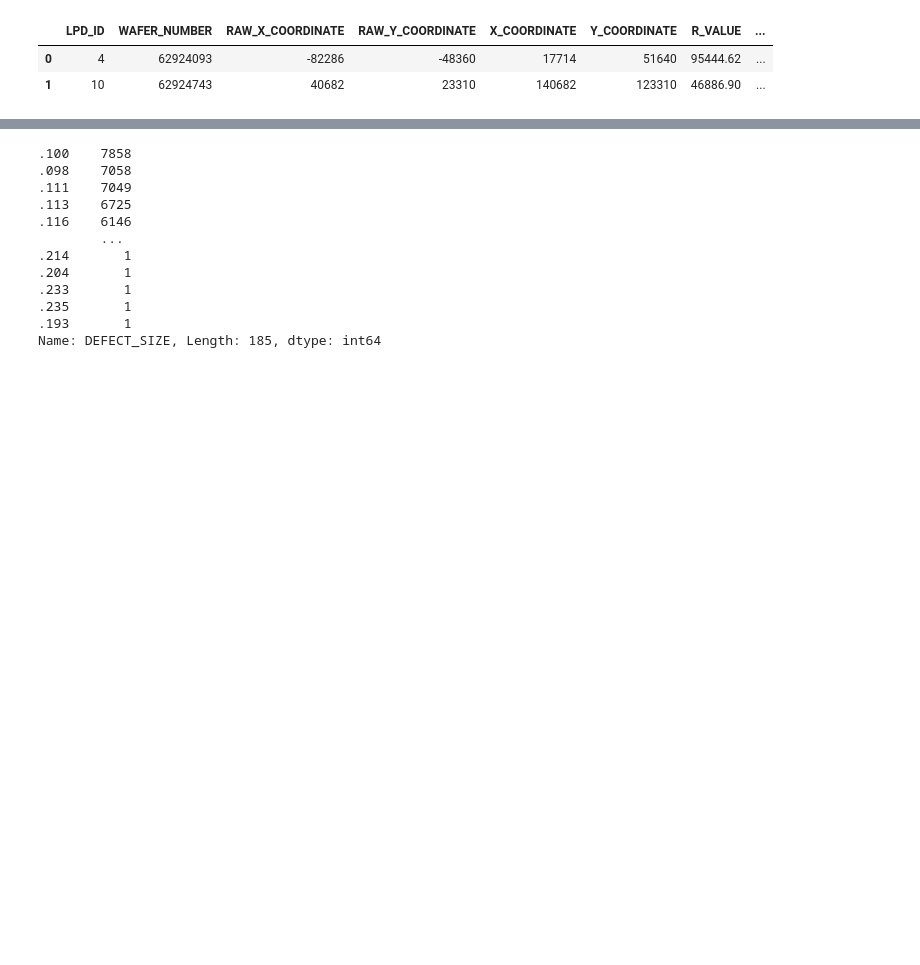
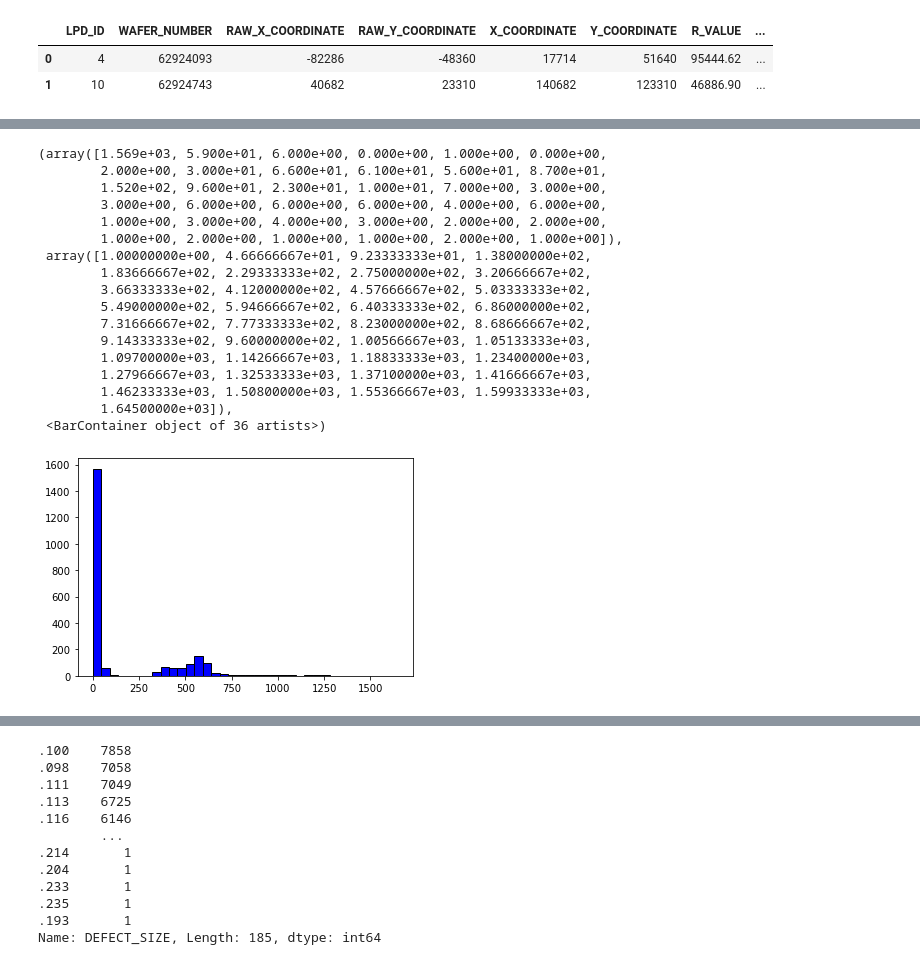
Before and after one commit to sumcousa/image_classification, a Jupyter notebook: EDA.ipynb, the cells around one changed output, grey strips where cells are left out. Drawn from its saved outputs; the diff is of its cells as text; code cells hidden in the pictures; blank space fills up the shorter version.

Commit message:
Wafer_Count_Distribution_Added

```diff
--- a/EDA.ipynb
+++ b/EDA.ipynb
@@ -82,0 +94,6 @@ Name: LPD_ID, dtype: int64
+# %%
+#pivot = pd.pivot_table(data=df, index='WAFER_NUMBER', values = 'WAFER_NUMBER')
+wafer = df['WAFER_NUMBER'].value_counts()
+wafer = wafer.to_frame().reset_index()
+wafer = wafer.rename(columns={'index':'WAFER_NUMBER','WAFER_NUMBER':'COUNT'})
+wafer
@@ -82,0 +114,27 @@ Name: LPD_ID, dtype: int64
+# %%
+# Import the libraries
+import matplotlib.pyplot as plt
+import seaborn as sns
+
+# matplotlib histogram
+plt.hist(wafer['COUNT'], color = 'blue', edgecolor = 'black',
+         bins = int(180/5))
+# %% [output]
+(array([1.569e+03, 5.900e+01, 6.000e+00, 0.000e+00, 1.000e+00, 0.000e+00,
+        2.000e+00, 3.000e+01, 6.600e+01, 6.100e+01, 5.600e+01, 8.700e+01,
+        1.520e+02, 9.600e+01, 2.300e+01, 1.000e+01, 7.000e+00, 3.000e+00,
+        3.000e+00, 6.000e+00, 6.000e+00, 6.000e+00, 4.000e+00, 6.000e+00,
+        1.000e+00, 3.000e+00, 4.000e+00, 3.000e+00, 2.000e+00, 2.000e+00,
+        1.000e+00, 2.000e+00, 1.000e+00, 1.000e+00, 2.000e+00, 1.000e+00]),
+ array([1.00000000e+00, 4.66666667e+01, 9.23333333e+01, 1.38000000e+02,
+        1.83666667e+02, 2.29333333e+02, 2.75000000e+02, 3.20666667e+02,
+        3.66333333e+02, 4.12000000e+02, 4.57666667e+02, 5.03333333e+02,
+        5.49000000e+02, 5.94666667e+02, 6.40333333e+02, 6.86000000e+02,
+        7.31666667e+02, 7.77333333e+02, 8.23000000e+02, 8.68666667e+02,
+        9.14333333e+02, 9.60000000e+02, 1.00566667e+03, 1.05133333e+03,
+        1.09700000e+03, 1.14266667e+03, 1.18833333e+03, 1.23400000e+03,
+        1.27966667e+03, 1.32533333e+03, 1.37100000e+03, 1.41666667e+03,
+        1.46233333e+03, 1.50800000e+03, 1.55366667e+03, 1.59933333e+03,
+        1.64500000e+03]),
+ <BarContainer object of 36 artists>)
+[figure, added]
```
Also changed, not shown: parts of 10 cells of this notebook.
